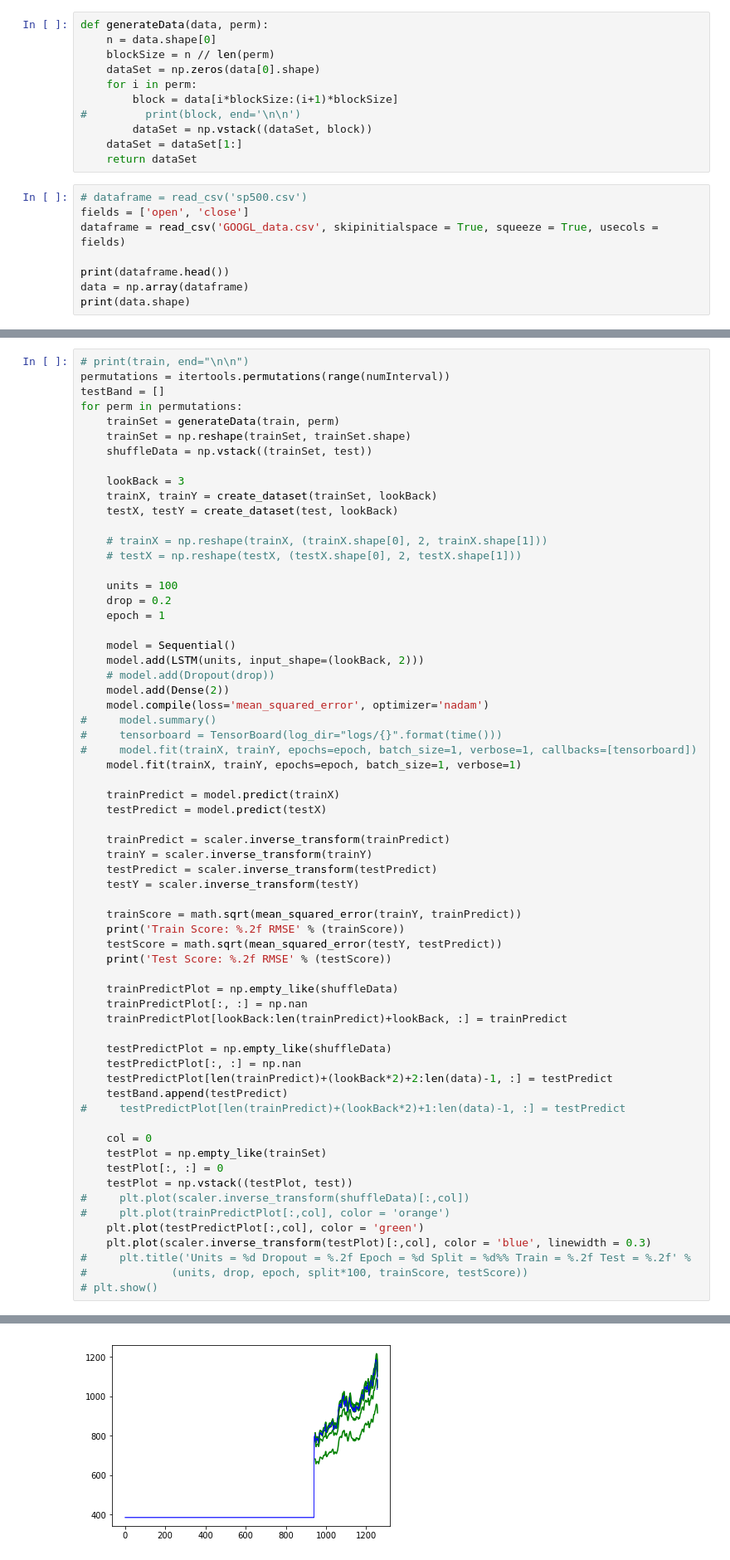
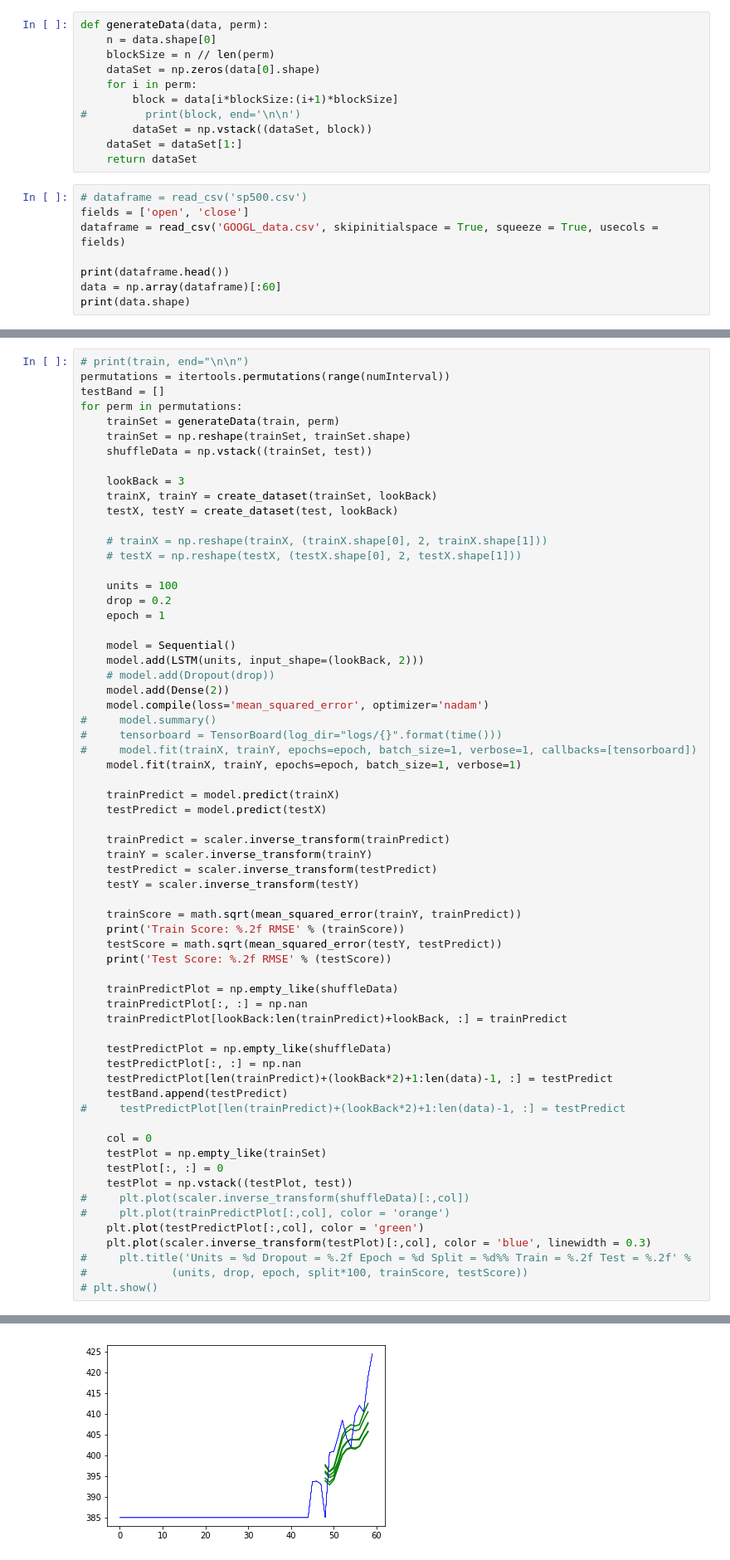
Before and after one commit to deepakgouda/StockPricePrediction, a Jupyter notebook: BlockBootstrap.ipynb, the cells around one changed output, grey strips where cells are left out. Shown: that part at 83% size. Drawn from its saved outputs; the diff is of its cells as text.

```diff
--- a/BlockBootstrap.ipynb
+++ b/BlockBootstrap.ipynb
@@ -37,7 +37,7 @@ fields = ['open', 'close']
 dataframe = read_csv('GOOGL_data.csv', skipinitialspace = True, squeeze = True, usecols = fields)
 
 print(dataframe.head())
-data = np.array(dataframe)
+data = np.array(dataframe)[:60]
 print(data.shape)
 # %% [output]
        open     close
@@ -133,7 +133,7 @@ for perm in permutations:
 
     testPredictPlot = np.empty_like(shuffleData)
     testPredictPlot[:, :] = np.nan
-    testPredictPlot[len(trainPredict)+(lookBack*2)+2:len(data)-1, :] = testPredict
+    testPredictPlot[len(trainPredict)+(lookBack*2)+1:len(data)-1, :] = testPredict
     testBand.append(testPredict)
 #     testPredictPlot[len(trainPredict)+(lookBack*2)+1:len(data)-1, :] = testPredict
 
@@ -169 +169 @@ Test Score: 157.94 RMSE
-[figure, old version]
+[figure, new version]
```
Also changed, not shown: parts of 19 cells of this notebook, 1 other file.
